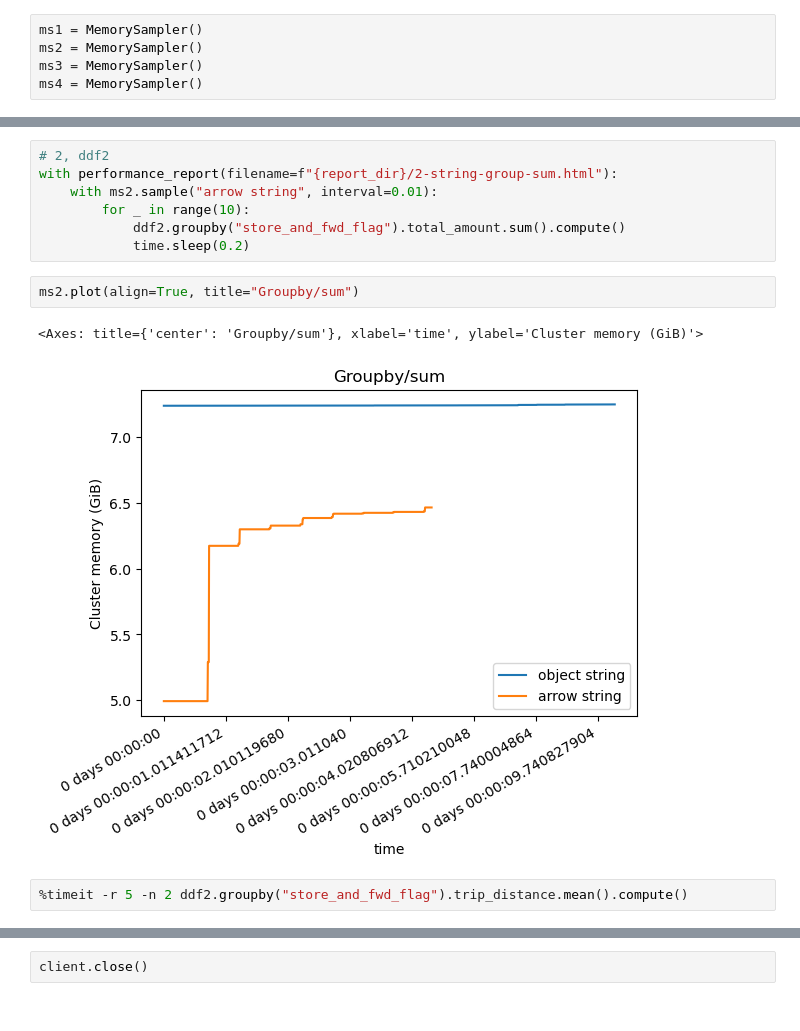
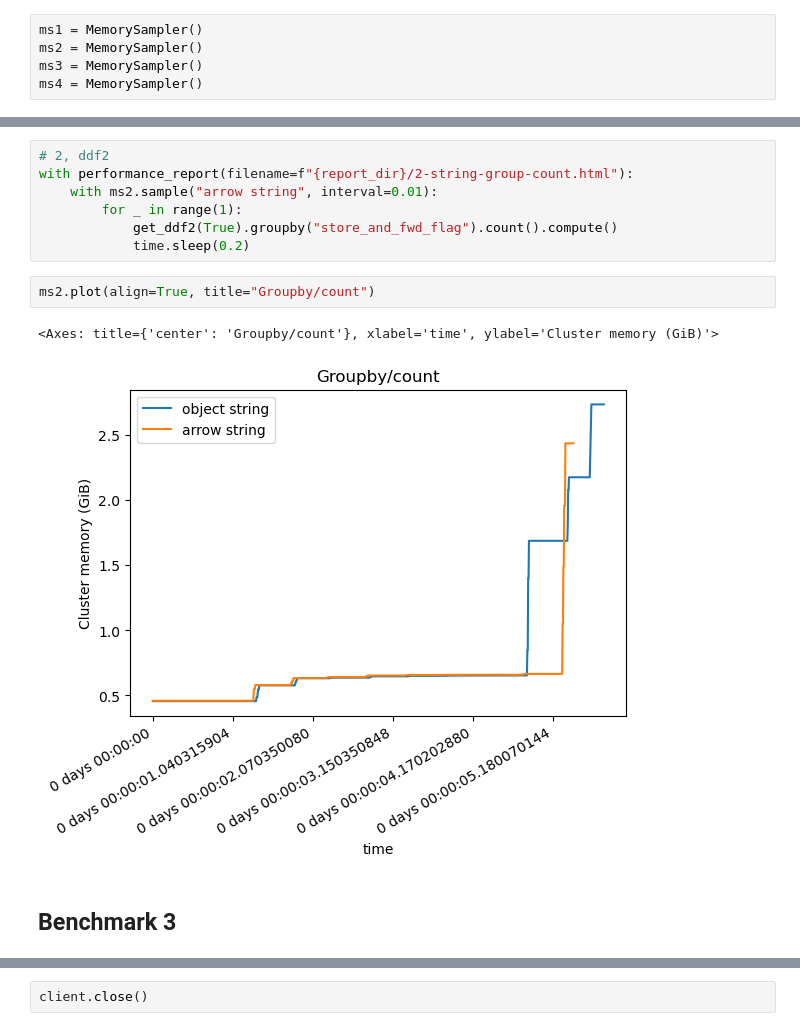
Before and after one commit to j-bennet/dask-notebooks, a Jupyter notebook: dask-taxi-string-benchmarks.ipynb, the cells around one changed output, grey strips where cells are left out. Drawn from its saved outputs; the diff is of its cells as text.

```diff
--- a/dask-taxi-string-benchmarks.ipynb
+++ b/dask-taxi-string-benchmarks.ipynb
@@ -303,14 +289,14 @@ ms1.plot(align=True, title="Unique")
 # %%
 # 2, ddf2
-with performance_report(filename=f"{report_dir}/2-string-group-sum.html"):
+with performance_report(filename=f"{report_dir}/2-string-group-count.html"):
     with ms2.sample("arrow string", interval=0.01):
-        for _ in range(10):
-            ddf2.groupby("store_and_fwd_flag").total_amount.sum().compute()
+        for _ in range(1):
+            get_ddf2(True).groupby("store_and_fwd_flag").count().compute()
             time.sleep(0.2)
 # %%
-ms2.plot(align=True, title="Groupby/sum")
+ms2.plot(align=True, title="Groupby/count")
 # %% [output]
-<Axes: title={'center': 'Groupby/sum'}, xlabel='time', ylabel='Cluster memory (GiB)'>
+<Axes: title={'center': 'Groupby/count'}, xlabel='time', ylabel='Cluster memory (GiB)'>
-[figure, old version]
+[figure, new version]
-# %%
-%timeit -r 5 -n 2 ddf2.groupby("store_and_fwd_flag").trip_distance.mean().compute()
+# %% [markdown]
+## Benchmark 3
```
Also changed, not shown: parts of 84 cells of this notebook, 30 other files.
